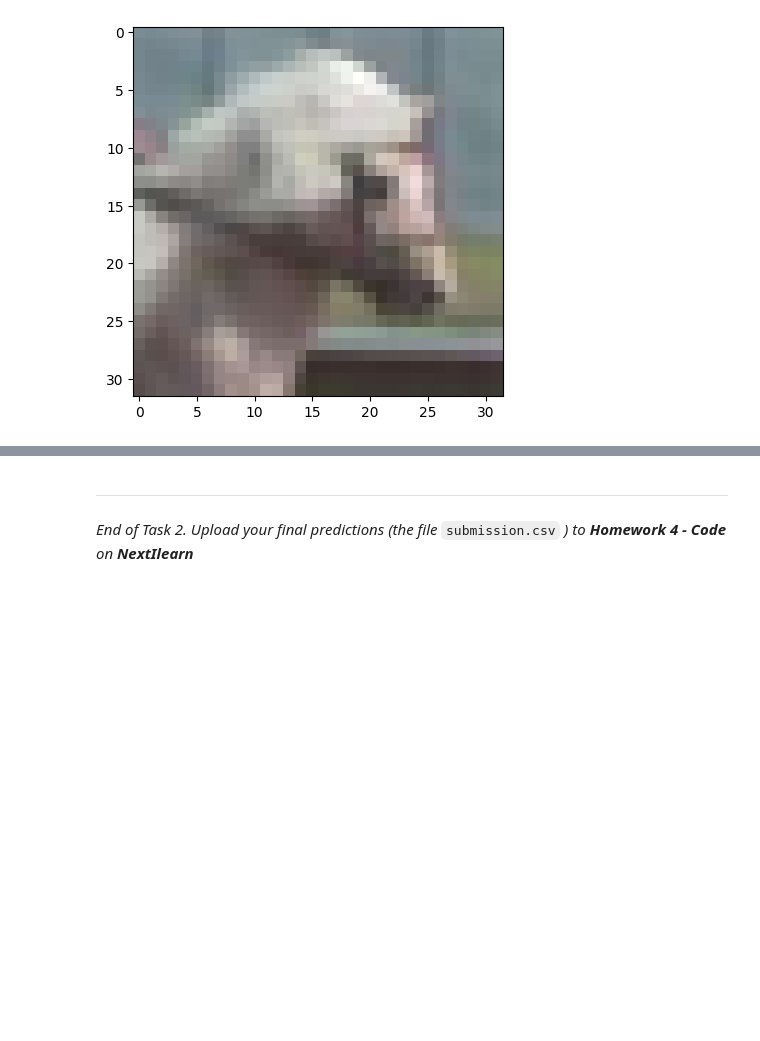
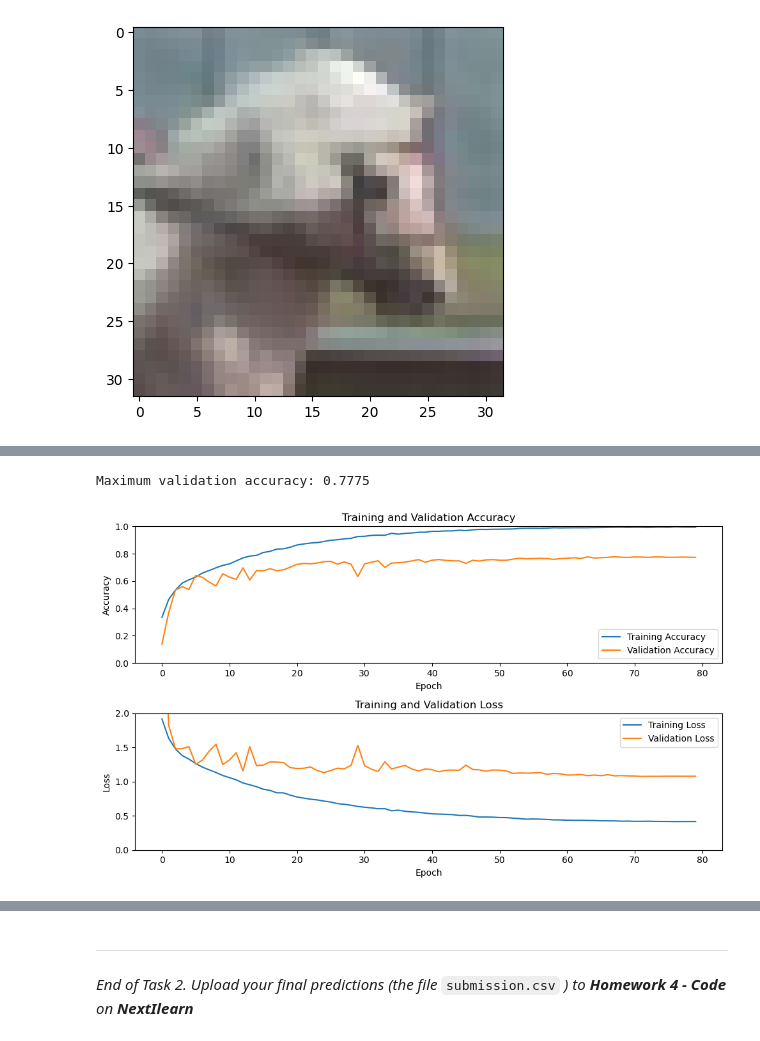
Before and after one commit to Mancorb/ML_Labs, a Jupyter notebook: Lab_4/Lab4_2025_Answers.ipynb, the cells around one changed output, grey strips where cells are left out. Cells and saved outputs as stored; diff of their text form; code cells hidden in the pictures; blank space fills up the shorter version.

```diff
--- a/Lab_4/Lab4_2025_Answers.ipynb
+++ b/Lab_4/Lab4_2025_Answers.ipynb
@@ -1023,0 +1154,36 @@ pd.DataFrame(predictions, columns=['prediction']).to_csv('submission.csv')
+# %%
+max_val_acc = max(history.history['val_accuracy'])
+print(f"Maximum validation accuracy: {max_val_acc:.4f}")
+# Plot training and validation accuracy
+plt.figure(figsize=(10, 6))  # Set the figure size
+
+# Plot accuracy
+plt.subplot(2, 1, 1)
+plt.plot(history.history['accuracy'], label='Training Accuracy')
+plt.plot(history.history['val_accuracy'], label='Validation Accuracy')
+plt.title('Training and Validation Accuracy')
+plt.xlabel('Epoch')
+plt.ylabel('Accuracy')
+plt.legend(loc='lower right')
+
+# Set fixed y-axis limits (you can adjust based on your data range)
+plt.ylim(0, 1)
+
+# Plot training and validation loss
+plt.subplot(2, 1, 2)
+plt.plot(history.history['loss'], label='Training Loss')
+plt.plot(history.history['val_loss'], label='Validation Loss')
+plt.title('Training and Validation Loss')
+plt.xlabel('Epoch')
+plt.ylabel('Loss')
+plt.legend(loc='upper right')
+
+# Set fixed y-axis limits (you can adjust based on your data range)
+plt.ylim(0, 2)
+
+# Show the plot
+plt.tight_layout()
+plt.show()
+# %% [output]
+Maximum validation accuracy: 0.7775
+[figure, added]
```
Also changed, not shown: parts of 5 cells of this notebook, 1 other file.
